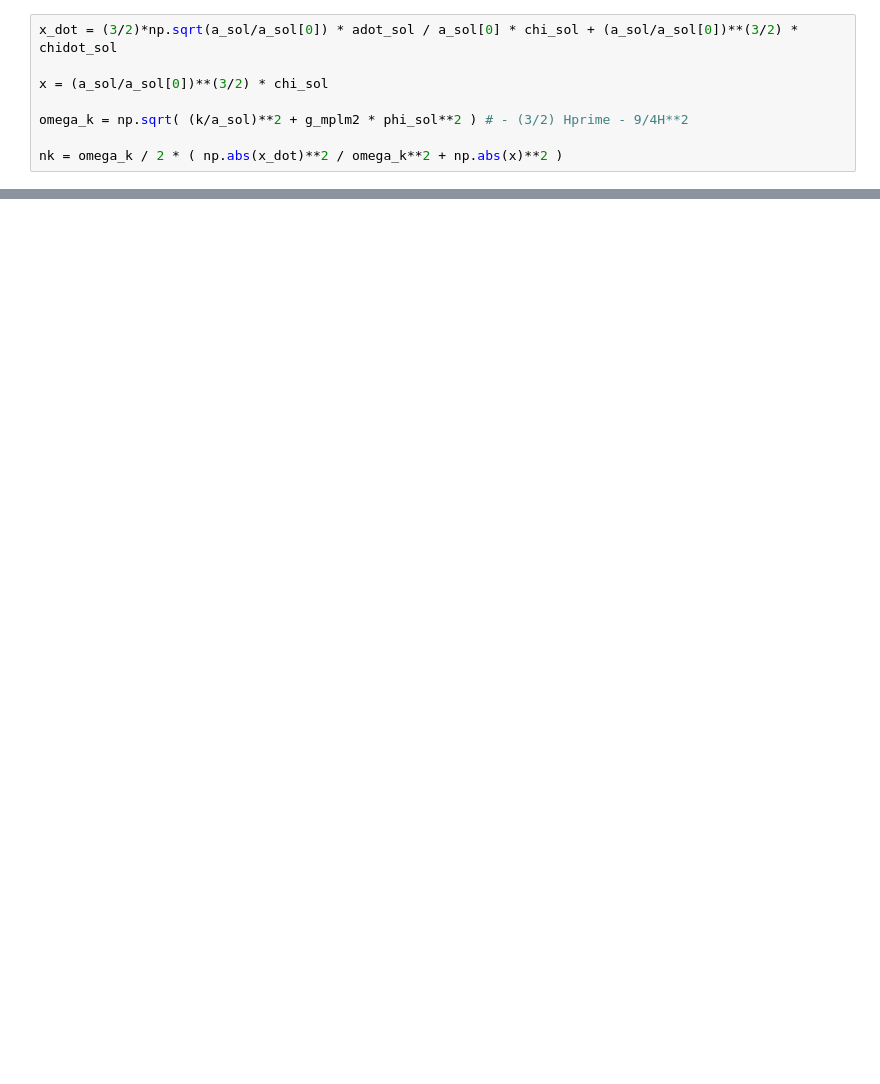
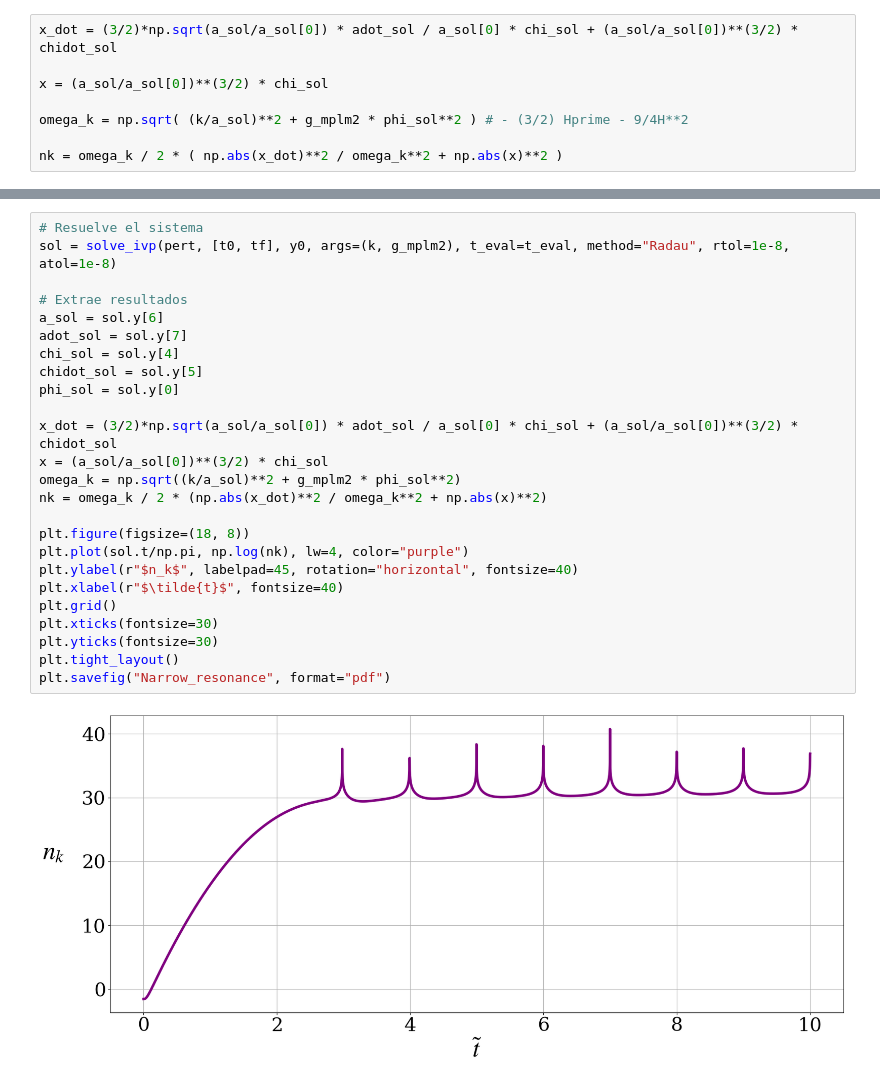
Before and after one commit to TomasCiccarella/Tesis, a Jupyter notebook: Mathieu/m2phi2/m2phi2_expansion.ipynb, the cells around one changed output, grey strips where cells are left out. Drawn from its saved outputs; the diff is of its cells as text; blank space fills up the shorter version.

```diff
--- a/Mathieu/m2phi2/m2phi2_expansion.ipynb
+++ b/Mathieu/m2phi2/m2phi2_expansion.ipynb
@@ -160,0 +193,27 @@ plt.savefig("Mathieu_background", format='pdf')
+# %%
+# Resuelve el sistema
+sol = solve_ivp(pert, [t0, tf], y0, args=(k, g_mplm2), t_eval=t_eval, method="Radau", rtol=1e-8, atol=1e-8)
+
+# Extrae resultados
+a_sol = sol.y[6]
+adot_sol = sol.y[7]
+chi_sol = sol.y[4]
+chidot_sol = sol.y[5]
+phi_sol = sol.y[0]
+
+x_dot = (3/2)*np.sqrt(a_sol/a_sol[0]) * adot_sol / a_sol[0] * chi_sol + (a_sol/a_sol[0])**(3/2) * chidot_sol
+x = (a_sol/a_sol[0])**(3/2) * chi_sol
+omega_k = np.sqrt((k/a_sol)**2 + g_mplm2 * phi_sol**2)
+nk = omega_k / 2 * (np.abs(x_dot)**2 / omega_k**2 + np.abs(x)**2)
+
+plt.figure(figsize=(18, 8))
+plt.plot(sol.t/np.pi, np.log(nk), lw=4, color="purple")
+plt.ylabel(r"$n_k$", labelpad=45, rotation="horizontal", fontsize=40)
+plt.xlabel(r"$\tilde{t}$", fontsize=40)
+plt.grid()
+plt.xticks(fontsize=30)
+plt.yticks(fontsize=30)
+plt.tight_layout()
+plt.savefig("Narrow_resonance", format="pdf")
+# %% [output]
+[figure, added]
```
Also changed, not shown: parts of 8 cells of this notebook, 23 other files.
